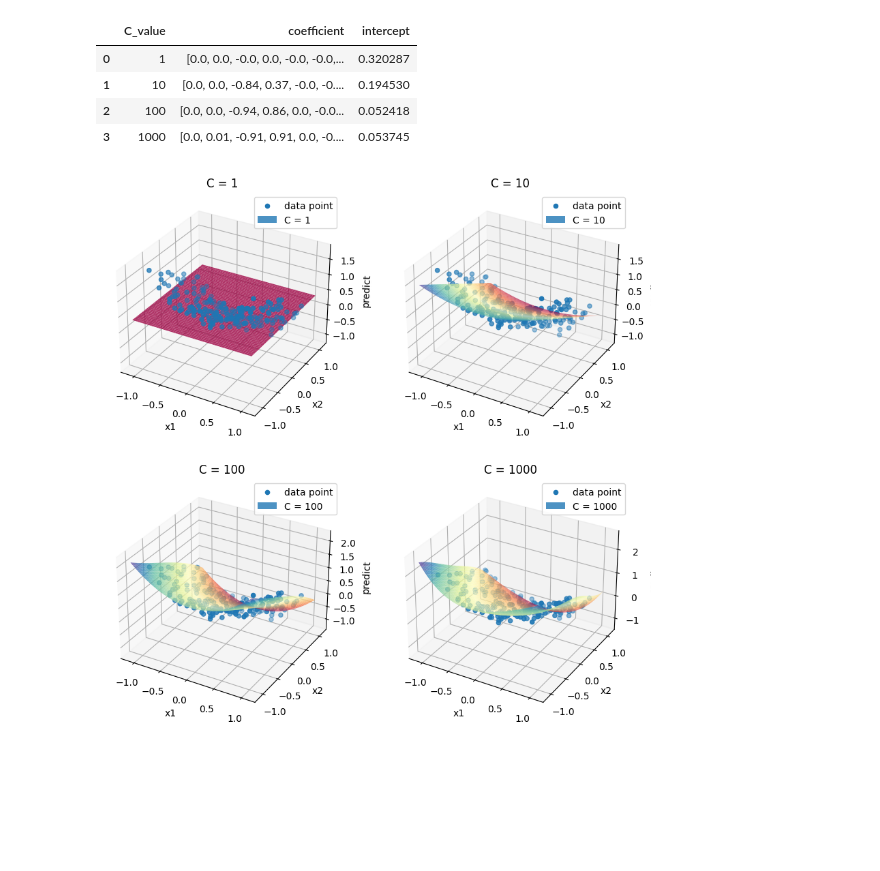
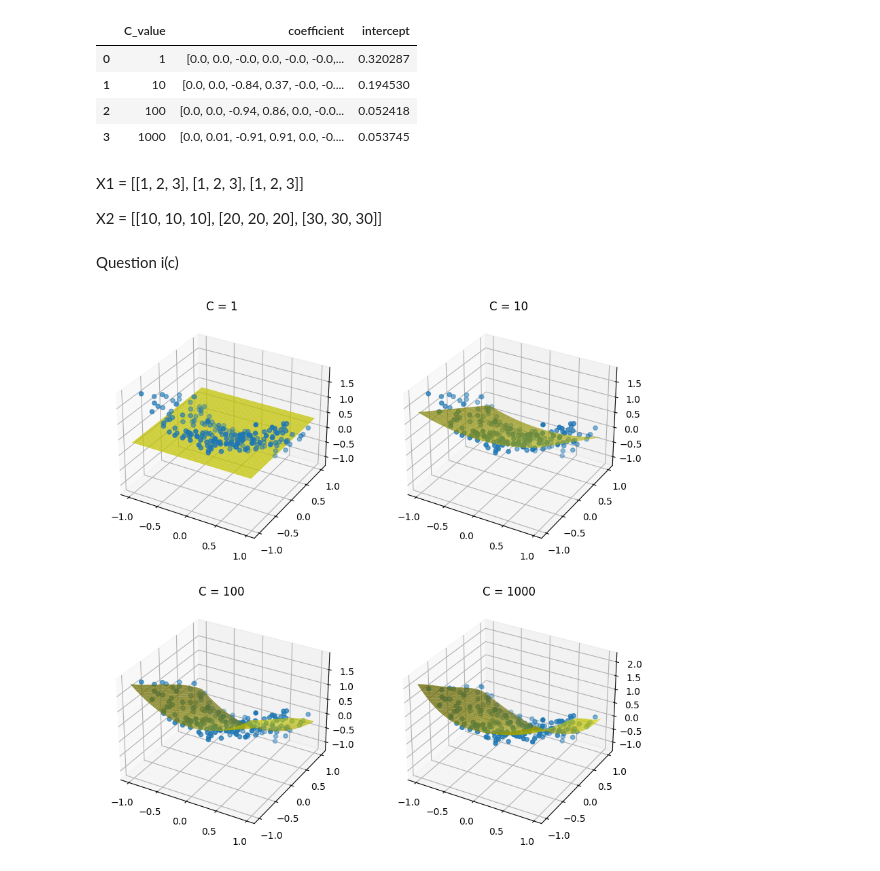
Before and after one commit to M2-Luminous/CSU44061-Machine-Learning, a Jupyter notebook: week3/week3_assign.ipynb, the cells around one changed output. Cells and saved outputs as stored; diff of their text form; code cells hidden in the pictures; blank space fills up the shorter version.

```diff
--- a/week3/week3_assign.ipynb
+++ b/week3/week3_assign.ipynb
@@ -9,6 +9,9 @@ import numpy as np
 data = np.loadtxt('week3.csv', delimiter=',')
 X = data[:, :2]
 y = data[:, 2]
+X_0 = data[:, 0]
+X_1 = data[:, 1]
+X_2 = data[:, 2]
 # %%
 from sklearn.model_selection import train_test_split
 
@@ -92,52 +93,43 @@ Parameters for degree of polynomial feature = 3
 | 1 | 10 | [0.0, 0.0, -0.84, 0.37, -0.0, -0.... | 0.194530 |
 | 2 | 100 | [0.0, 0.0, -0.94, 0.86, 0.0, -0.0... | 0.052418 |
 | 3 | 1000 | [0.0, 0.01, -0.91, 0.91, 0.0, -0.... | 0.053745 |
+# %% [markdown]
+X1 = [[1, 2, 3],
+      [1, 2, 3],
+      [1, 2, 3]]
+
+X2 = [[10, 10, 10],
+      [20, 20, 20],
+      [30, 30, 30]]
+# %% [markdown]
+Question i(c)
 # %%
 from sklearn.pipeline import Pipeline
 
-def LassoRegression(degree, alpha):
+def lasso_regression_model_cont(degree, alpha):
     return Pipeline([
         ('poly', PolynomialFeatures(degree=degree)),
         ('reg', Lasso(alpha=alpha))
     ])
 
+model_list = [lasso_regression_model_cont(5, 1/(2*c)).fit(x_train, y_train) for c in C_values]
 
-model_list = []
-for c in C_values:
-    reg = LassoRegression(5, 1/(2*c))
-    model = reg.fit(x_train, y_train)
-    pred = reg.predict(x_test)
+fig = plt.figure(figsize=(10, 10))
 
-
-    model_list.append(model)
-
-
-fig = plt.figure(figsize=(10,10))
-
-x1 = np.linspace(X[:, 0].min()-0.1, X[:, 0].max()+0.1)
-x2 = np.linspace(X[:, 1].min()-0.1, X[:, 1].max()+0.1)
+x1 = np.linspace(X[:, 0].min(), X[:, 0].max())
+x2 = np.linspace(X[:, 1].min(), X[:, 1].max())
 X1, X2 = np.meshgrid(x1, x2)
 
-sub = [221, 222, 223, 224]
-for i in range(1, len(model_list) + 1):
-    ax = fig.add_subplot(2, 2, i, projection='3d')
-    ax.set_xlabel('x1')
-    ax.set_ylabel('x2')
-    ax.set_zlabel('predict')
+for i, model in enumerate(model_list):
+    ax = fig.add_subplot(2, 2, i + 1, projection='3d')
 
-    ax.scatter(data[:, 0], data[:, 1], data[:, 2], label="data point")
+    ax.scatter(X_0, X_1, X_2)
 
-    Z = []
-    for j in range(len(X1)):
-        temp = np.column_stack((X1[j], X2[j]))
-        Z.append(model_list[i - 1].predict(temp))
-    Z = np.array(Z)
+    Z = np.array([model.predict(np.column_stack((X1[j], X2[j]))) for j in range(len(X1))])
 
-    surf = ax.plot_surface(X1, X2, Z, label="C = {}".format(C_values[i - 1]), cmap=plt.cm.Spectral, alpha=0.8)
-    surf._facecolors2d = surf._facecolor3d
-    surf._edgecolors2d = surf._edgecolor3d
-    plt.legend()
-    plt.title("C = {}".format(C_values[i - 1]))
+    surf = ax.plot_surface(X1, X2, Z, color='yellow', alpha=0.8)
+    plt.title("C = {}".format(C_values[i]))
+
 plt.show()
 # %% [output]
-[figure, old version]
+[figure, new version]
```
Also changed, not shown: parts of 6 cells of this notebook, 1 other file.
